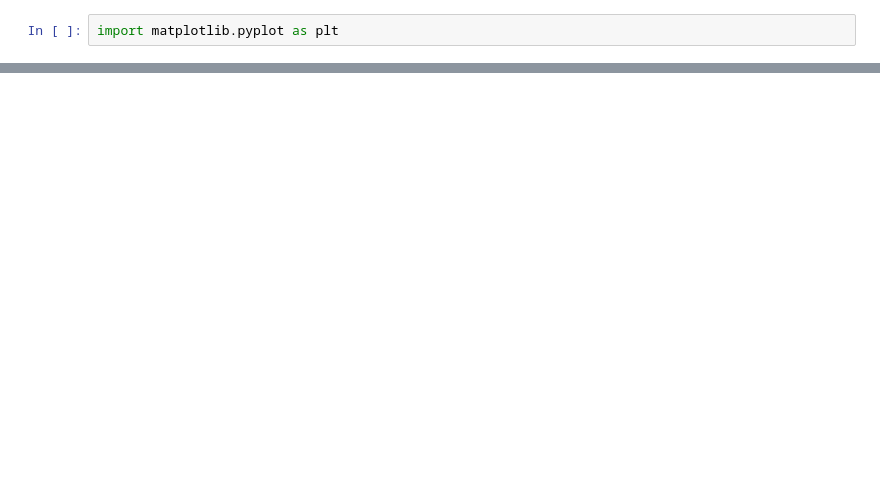
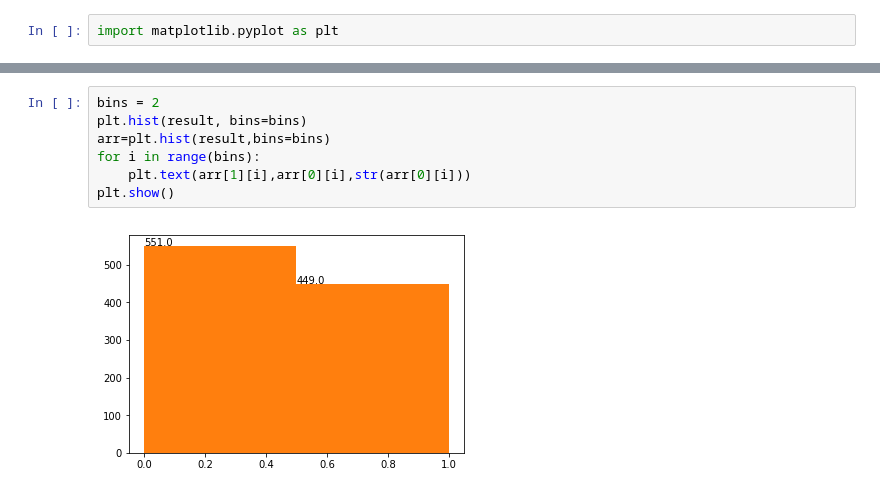
Before and after one commit to dkbrz/GSoC_2018, a Jupyter notebook: New.ipynb, the cells around one changed output, grey strips where cells are left out. Saved outputs shown, nothing was run; the diff lists cells and outputs as text; blank space fills up the shorter version.

```diff
--- a/New.ipynb
+++ b/New.ipynb
@@ -1084,0 +1114,9 @@ plt.show()
+# %%
+bins = 2
+plt.hist(result, bins=bins)
+arr=plt.hist(result,bins=bins)
+for i in range(bins):
+    plt.text(arr[1][i],arr[0][i],str(arr[0][i]))
+plt.show()
+# %% [output]
+[figure, added]
```
Also changed, not shown: parts of 22 cells of this notebook, 1 other file.
